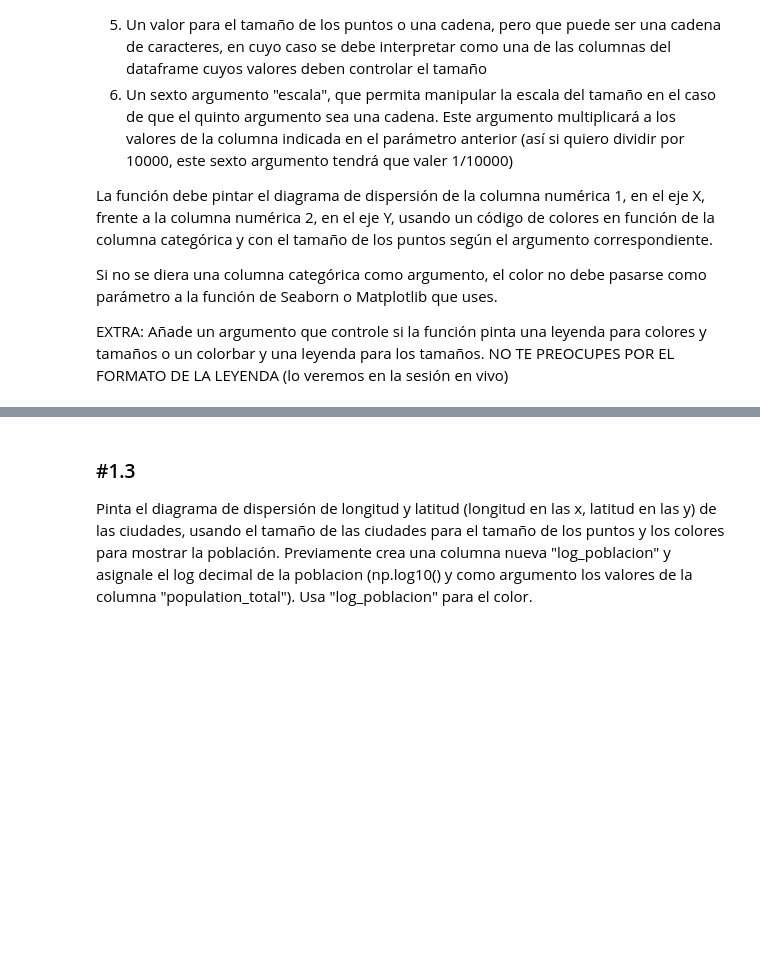
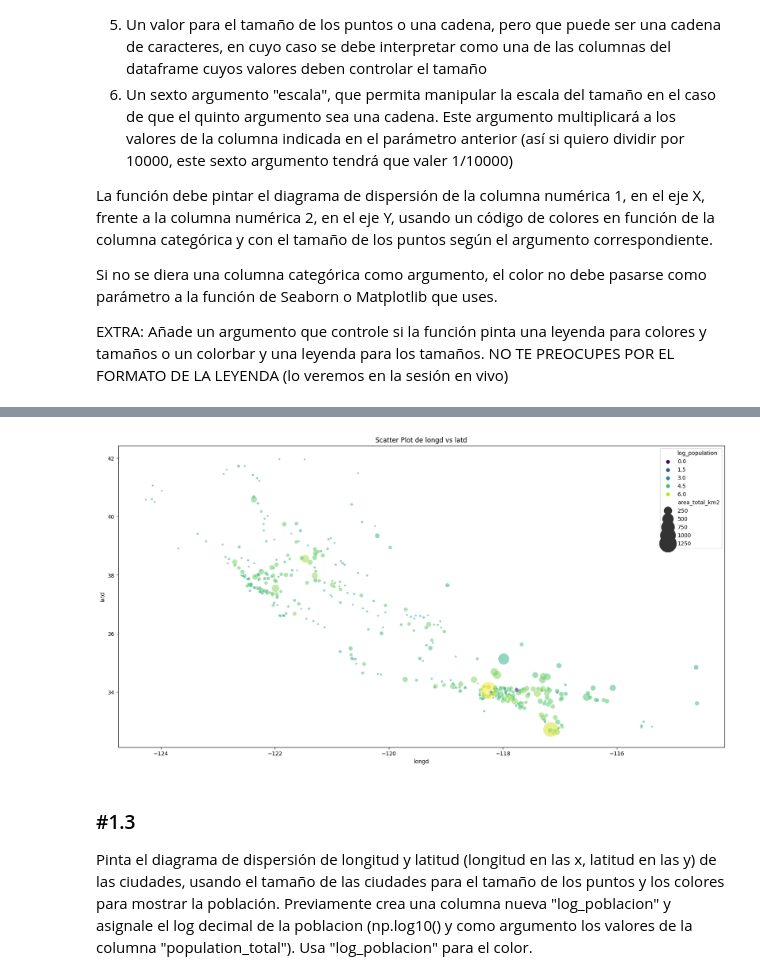
Before and after one commit to neural-insights/ONLINE_DS_THEBRIDGE_BOOTCAMP, a Jupyter notebook: 03_Analisis_de_Datos/Sprint_08/Unidad_02_Herramientas_Avanzadas_Presentaciones/Practica_Obligatoria/18_Practica_Obligatoria_Visualizacion_Presentacion.ipynb, the cells around one changed output, grey strips where cells are left out. Drawn from its saved outputs; the diff is of its cells as text; code cells hidden in the pictures; blank space fills up the shorter version.

```diff
--- a/03_Analisis_de_Datos/Sprint_08/Unidad_02_Herramientas_Avanzadas_Presentaciones/Practica_Obligatoria/18_Practica_Obligatoria_Visualizacion_Presentacion.ipynb
+++ b/03_Analisis_de_Datos/Sprint_08/Unidad_02_Herramientas_Avanzadas_Presentaciones/Practica_Obligatoria/18_Practica_Obligatoria_Visualizacion_Presentacion.ipynb
@@ -122,0 +118,3 @@ pintar_dispersion(
+# %%
+df['log_population'] = np.log10(df['population_total'])
+df['log_population']
@@ -122,0 +134,4 @@ pintar_dispersion(
+# %%
+pintar_dispersion(df, 'longd', 'latd', "log_population" ,size_col="area_total_km2")
+# %% [output]
+[figure, added]
```
Also changed, not shown: parts of 16 cells of this notebook.
